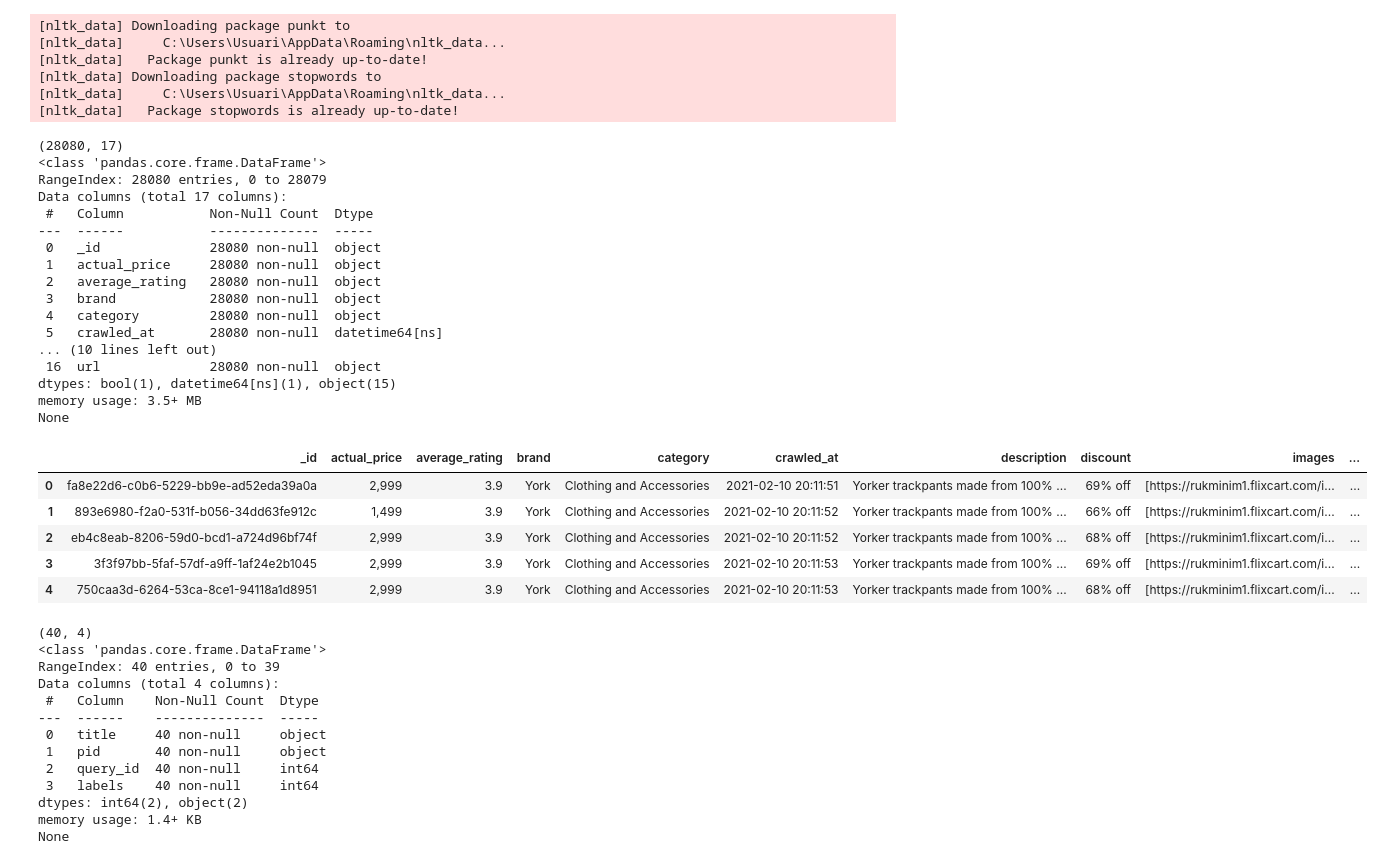
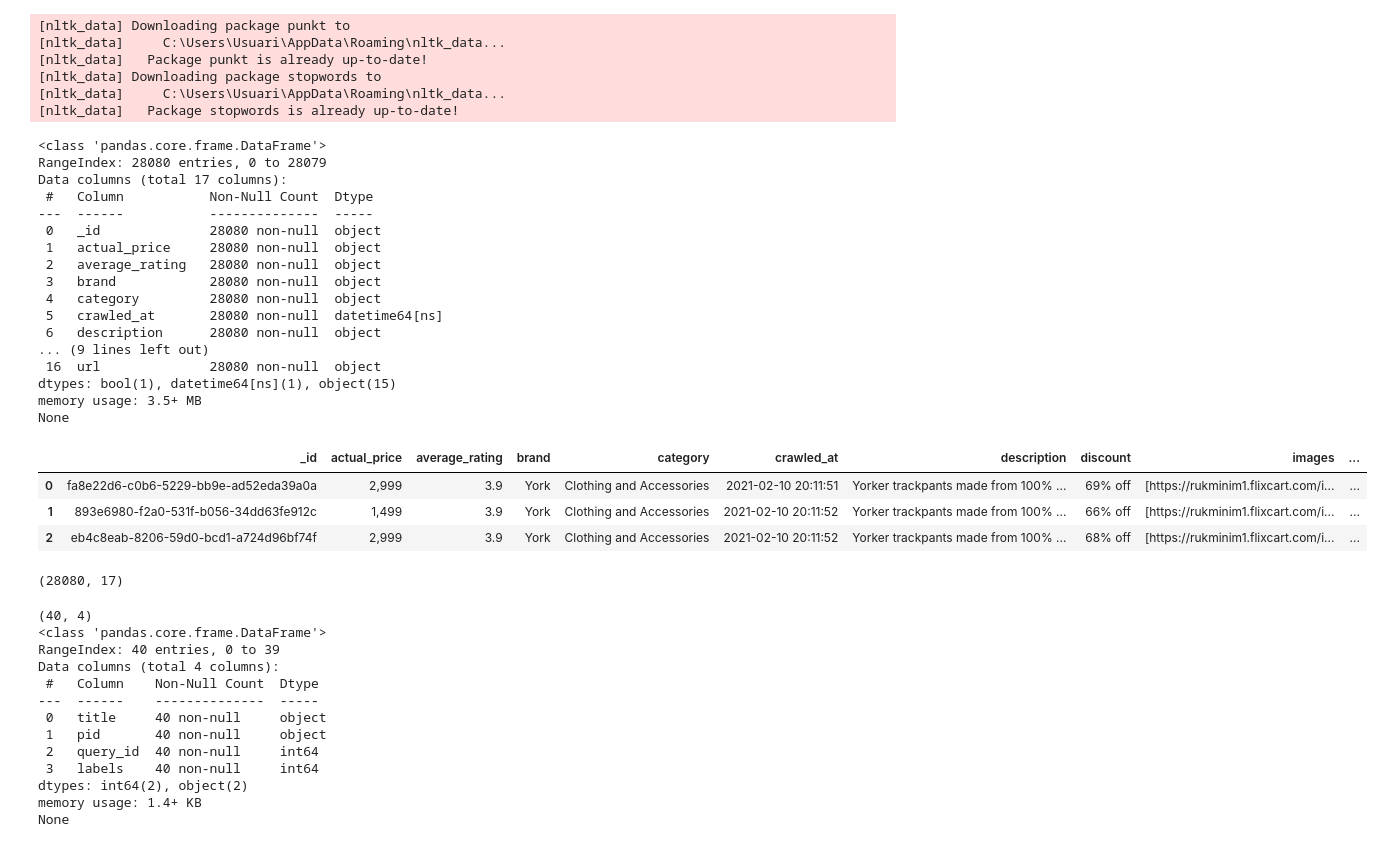
Before and after one commit to u215231/G-007-Information-Retrieval-and-Web-Analytics-Project, a Jupyter notebook: IRWA-2025-part-1/IRWA-2025-solution.ipynb, the cells around one changed output. Saved outputs shown, nothing was run; the diff lists cells and outputs as text; code cells hidden in the pictures.

```diff
--- a/IRWA-2025-part-1/IRWA-2025-solution.ipynb
+++ b/IRWA-2025-part-1/IRWA-2025-solution.ipynb
@@ -21,33 +21,32 @@ from nltk.corpus import stopwords
 # %%
 FASHION_PRODUCTS_PATH = "../IRWA-2025-data/fashion_products_dataset.json"
 df_fashion_products = pd.read_json(FASHION_PRODUCTS_PATH)
+print(df_fashion_products.info())
+display(df_fashion_products.head(3))
 print(df_fashion_products.shape)
-print(df_fashion_products.info())
-display(df_fashion_products.head())
 # %% [output]
-(28080, 17)
 <class 'pandas.core.frame.DataFrame'>
 RangeIndex: 28080 entries, 0 to 28079
 Data columns (total 17 columns):
  #   Column           Non-Null Count  Dtype
 ---  ------           --------------  -----
  0   _id              28080 non-null  object
  1   actual_price     28080 non-null  object
  2   average_rating   28080 non-null  object
  3   brand            28080 non-null  object
  4   category         28080 non-null  object
  5   crawled_at       28080 non-null  datetime64[ns]
-... (10 lines left out)
+ 6   description      28080 non-null  object
+... (9 lines left out)
  16  url              28080 non-null  object
 dtypes: bool(1), datetime64[ns](1), object(15)
 memory usage: 3.5+ MB
 None
 |  | _id | actual_price | average_rating | brand | category | crawled_at | description | discount | images | ... |
 | 0 | fa8e22d6-c0b6-5229-bb9e-ad52eda39a0a | 2,999 | 3.9 | York | Clothing and Accessories | 2021-02-10 20:11:51 | Yorker trackpants made from 100% ... | 69% off | [https://rukminim1.flixcart.com/i... | ... |
 | 1 | 893e6980-f2a0-531f-b056-34dd63fe912c | 1,499 | 3.9 | York | Clothing and Accessories | 2021-02-10 20:11:52 | Yorker trackpants made from 100% ... | 66% off | [https://rukminim1.flixcart.com/i... | ... |
 | 2 | eb4c8eab-8206-59d0-bcd1-a724d96bf74f | 2,999 | 3.9 | York | Clothing and Accessories | 2021-02-10 20:11:52 | Yorker trackpants made from 100% ... | 68% off | [https://rukminim1.flixcart.com/i... | ... |
-| 3 | 3f3f97bb-5faf-57df-a9ff-1af24e2b1045 | 2,999 | 3.9 | York | Clothing and Accessories | 2021-02-10 20:11:53 | Yorker trackpants made from 100% ... | 69% off | [https://rukminim1.flixcart.com/i... | ... |
-| 4 | 750caa3d-6264-53ca-8ce1-94118a1d8951 | 2,999 | 3.9 | York | Clothing and Accessories | 2021-02-10 20:11:53 | Yorker trackpants made from 100% ... | 68% off | [https://rukminim1.flixcart.com/i... | ... |
+(28080, 17)
 # %%
 VALIDATION_LABELS_PATH = "../IRWA-2025-data/validation_labels.csv"
 df_validation_labels = pd.read_csv(VALIDATION_LABELS_PATH)
```
Also changed, not shown: parts of 10 cells of this notebook, 1 other file.
